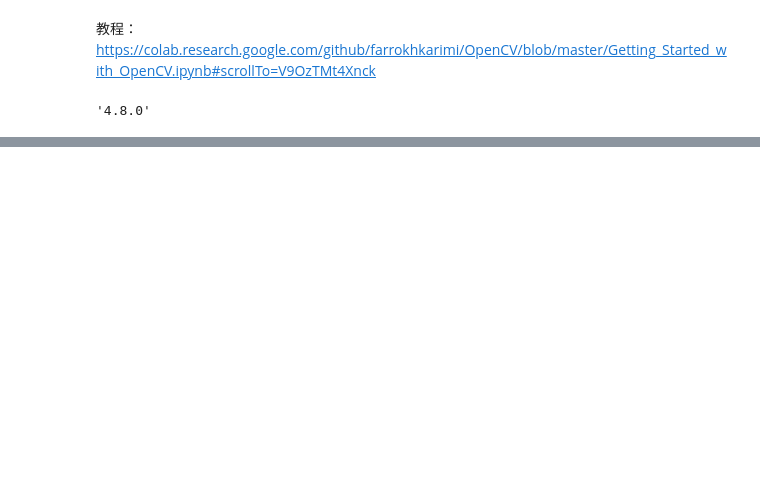
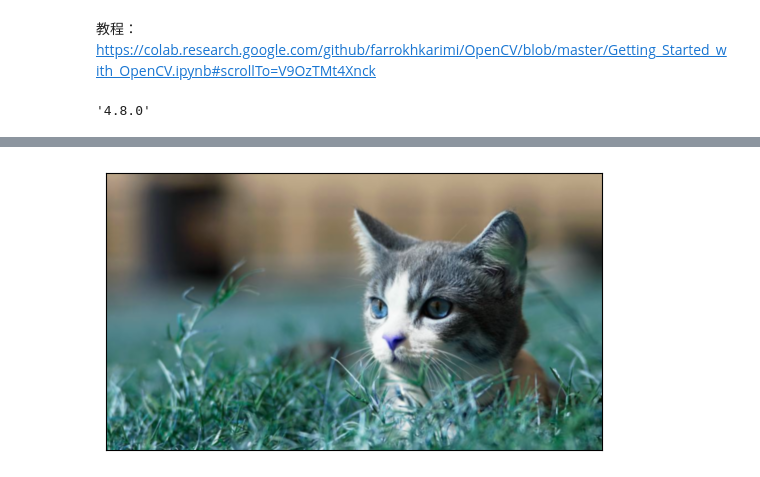
Before and after one commit to ailunguo/Test, a Jupyter notebook: Opencv_Test/Test1.ipynb, the cells around one changed output, grey strips where cells are left out. Cells and saved outputs as stored; diff of their text form; code cells hidden in the pictures; blank space fills up the shorter version.

```diff
--- a/Opencv_Test/Test1.ipynb
+++ b/Opencv_Test/Test1.ipynb
@@ -24,0 +34,7 @@ AttributeError: ignored
+# %%
+cat = cv.imread('/content/drive/MyDrive/zhihui/cat_2.jpg', 1)
+plt.imshow(cat, interpolation = 'bicubic')
+plt.xticks([]), plt.yticks([]) # 隐藏x, y轴
+plt.show()
+# %% [output]
+[figure, added]
```
Also changed, not shown: parts of 19 cells of this notebook.
